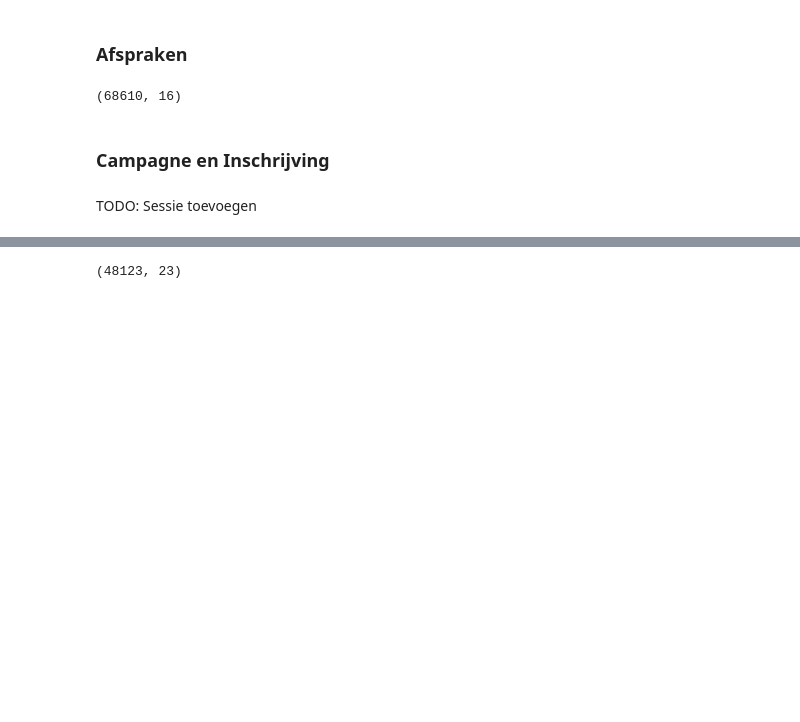
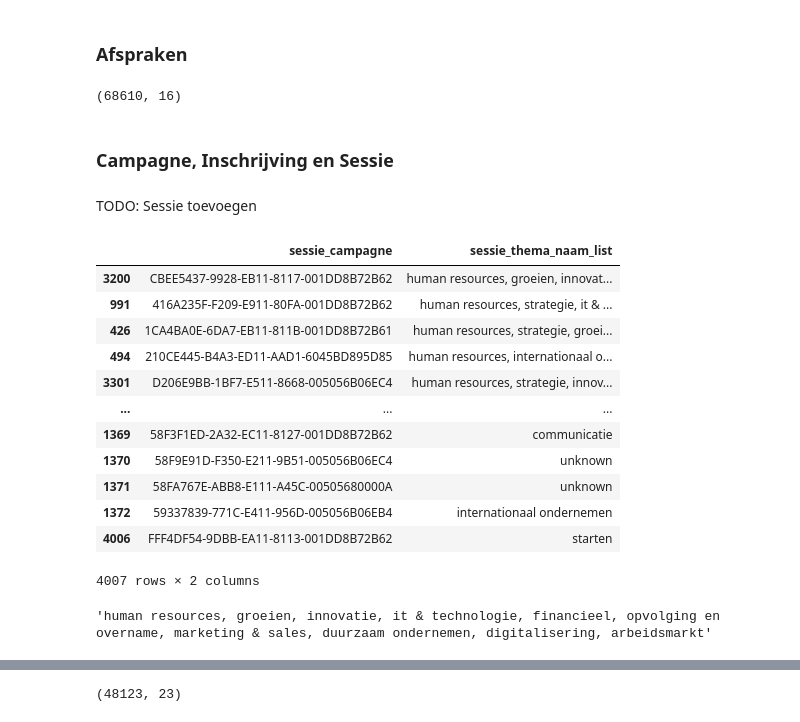
Before and after one commit to Floris-Buyse-FB/Data-Engineering-Project-2, a Jupyter notebook: scripts/clean_with_market_pressure_keyphrase.ipynb, the cells around one changed output, grey strips where cells are left out. Saved outputs shown, nothing was run; the diff lists cells and outputs as text; code cells hidden in the pictures; blank space fills up the shorter version.

Commit message:
test.ipynb is script om nieuwe data toe te voegen

```diff
--- a/scripts/clean_with_market_pressure_keyphrase.ipynb
+++ b/scripts/clean_with_market_pressure_keyphrase.ipynb
@@ -315,9 +315,38 @@ try:
 except:
     print('Dataframes already deleted')
 # %% [markdown]
-### Campagne en Inschrijving
+### Campagne, Inschrijving en Sessie
 # %% [markdown]
 TODO: Sessie toevoegen
+# %%
+df_sessie = pd.read_csv('../data_clean/Sessie_fixed.csv')
+df_sessie = (df_sessie.assign(sessie_thema_naam_list=df_sessie['sessie_thema_naam_'].str.lower().str.split(', '))
+               .explode('sessie_thema_naam_list')
+               .drop_duplicates()
+               .groupby('sessie_campagne')['sessie_thema_naam_list']
+               .agg(lambda x: list(set(x)))
+               .reset_index()
+               .sort_values(by='sessie_thema_naam_list', key=lambda x: x.str.len(), ascending=False))
+df_sessie['sessie_thema_naam_list'] = df_sessie['sessie_thema_naam_list'].apply(lambda x: ', '.join(x))
+df_sessie
+# %% [output]
+|  | sessie_campagne | sessie_thema_naam_list |
+| 3200 | CBEE5437-9928-EB11-8117-001DD8B72B62 | human resources, groeien, innovat... |
+| 991 | 416A235F-F209-E911-80FA-001DD8B72B62 | human resources, strategie, it & ... |
+| 426 | 1CA4BA0E-6DA7-EB11-811B-001DD8B72B61 | human resources, strategie, groei... |
+| 494 | 210CE445-B4A3-ED11-AAD1-6045BD895D85 | human resources, internationaal o... |
+| 3301 | D206E9BB-1BF7-E511-8668-005056B06EC4 | human resources, strategie, innov... |
+| ... | ... | ... |
+| 1369 | 58F3F1ED-2A32-EC11-8127-001DD8B72B62 | communicatie |
+| 1370 | 58F9E91D-F350-E211-9B51-005056B06EC4 | unknown |
+| 1371 | 58FA767E-ABB8-E111-A45C-00505680000A | unknown |
+| 1372 | 59337839-771C-E411-956D-005056B06EB4 | internationaal ondernemen |
+| 4006 | FFF4DF54-9DBB-EA11-8113-001DD8B72B62 | starten |
+4007 rows × 2 columns
+# %%
+df_sessie['sessie_thema_naam_list'].iloc[0]
+# %% [output]
+'human resources, groeien, innovatie, it & technologie, financieel, opvolging en overname, marketing & sales, duurzaam ondernemen, digitalisering, arbeidsmarkt'
 # %%
 df_campagne = pd.read_csv('../data_clean/Campagne_fixed.csv', sep=',')
 df_inschrijving = pd.read_csv('../data_clean/Inschrijving_fixed.csv', sep=',')
```
Also changed, not shown: parts of 11 cells of this notebook, 2 other files.
